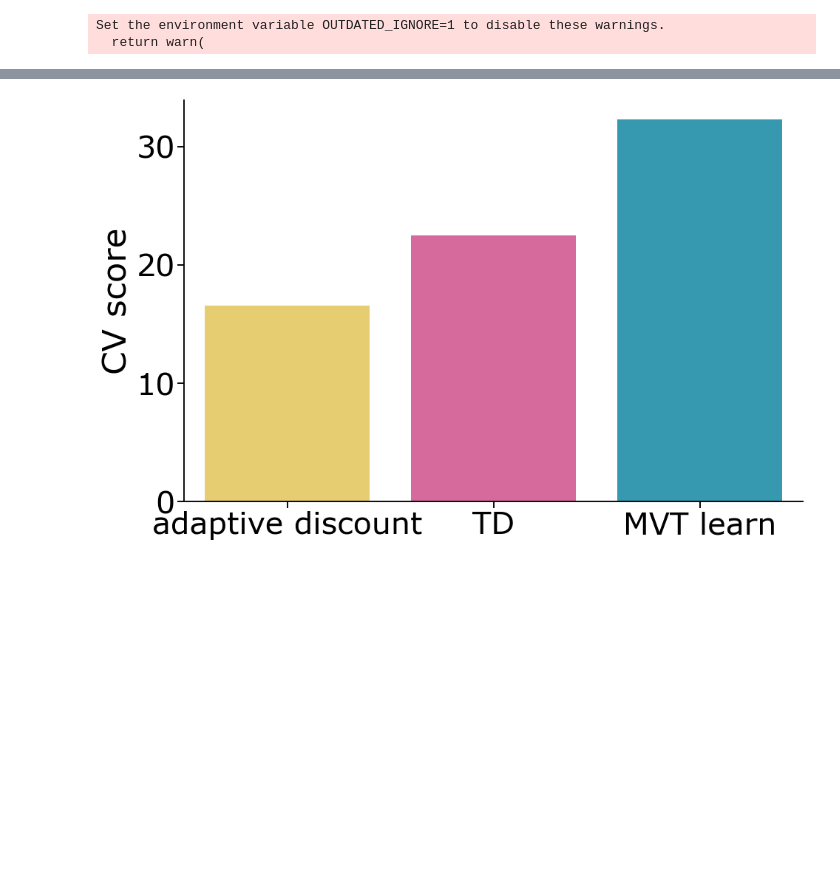
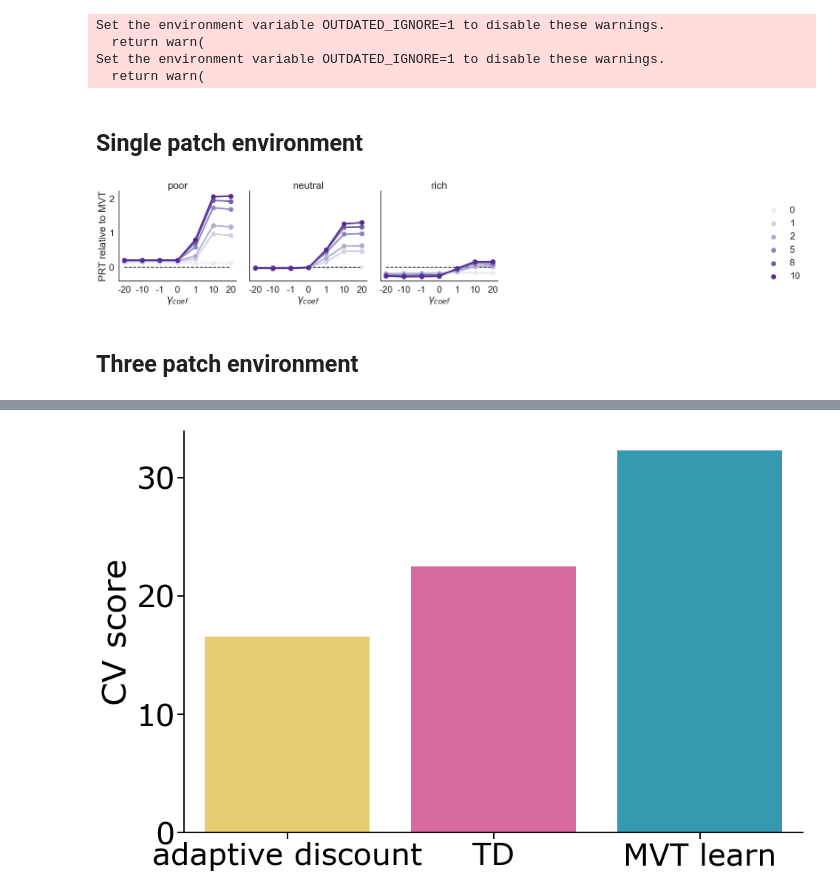
Before and after one commit to noraharhen/Harhen-Bornstein-2023-Overharvesting-as-Rational-Learning, a Jupyter notebook: model/plot_modeling_results.ipynb, the cells around one changed output, grey strips where cells are left out. Saved outputs shown, nothing was run; the diff lists cells and outputs as text; code cells hidden in the pictures; blank space fills up the shorter version.

```diff
--- a/model/plot_modeling_results.ipynb
+++ b/model/plot_modeling_results.ipynb
@@ -10,9 +10,38 @@ import pingouin as pg
 plt.rcParams["figure.figsize"] = (15,10)
 sns.set_context('talk',font_scale=2)
 plt.rcParams["lines.linewidth"] = 3
-
-plt.rcParams['font.size'] = 15
 plt.rcParams['font.family'] = 'Verdana'
+plot = False
 # %% [output]
 Set the environment variable OUTDATED_IGNORE=1 to disable these warnings.
   return warn(
+Set the environment variable OUTDATED_IGNORE=1 to disable these warnings.
+  return warn(
+# %% [markdown]
+## Single patch environment
+# %%
+overharvest_df = pd.read_csv("model_results/single_patch_parameter_exploration_20221226.csv")
+
+def make_plot(data,*args, **kwargs):
+    sns.pointplot(x='gamma_coef',y='diff',palette='Purples',ci=68,hue='alpha',data=data)
+    plt.plot([0,6],[0,0],'k--')
+sns.set_theme(style="white")
+
+plt.rcParams["figure.figsize"] = (20,10)
+sns.set_context('talk',font_scale=1.5)
+
+g = sns.FacetGrid(col='galaxy', data=overharvest_df,height=5,col_wrap=5,margin_titles=True)
+g.map_dataframe(make_plot)
+g.add_legend()
+g.set_ylabels("PRT relative to MVT")
+g.set_xlabels(r'$\gamma_{coef}$')
+g.axes[0].set_title('poor')
+g.axes[1].set_title('neutral')
+g.axes[2].set_title('rich')
+plot=True
+if plot:
+    plt.savefig('plots/parameter_exploration.png',bbox_inches = "tight",dpi=300)
+# %% [output]
+[figure, added]
+# %% [markdown]
+## Three patch environment
```
Also changed, not shown: parts of 34 cells of this notebook, 43 other files.
